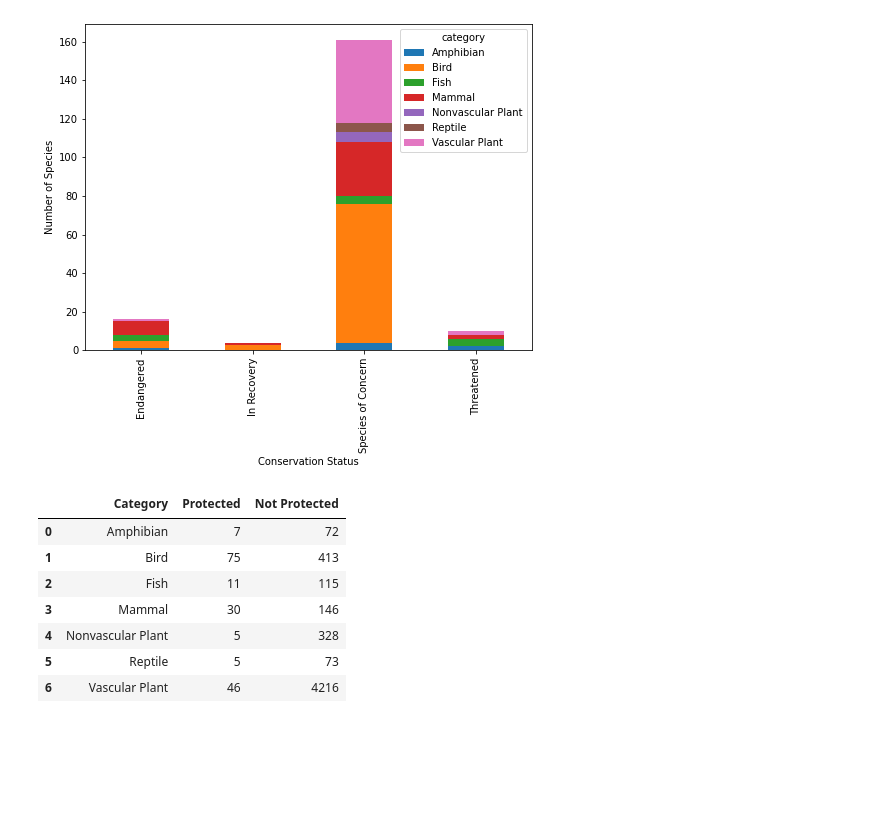
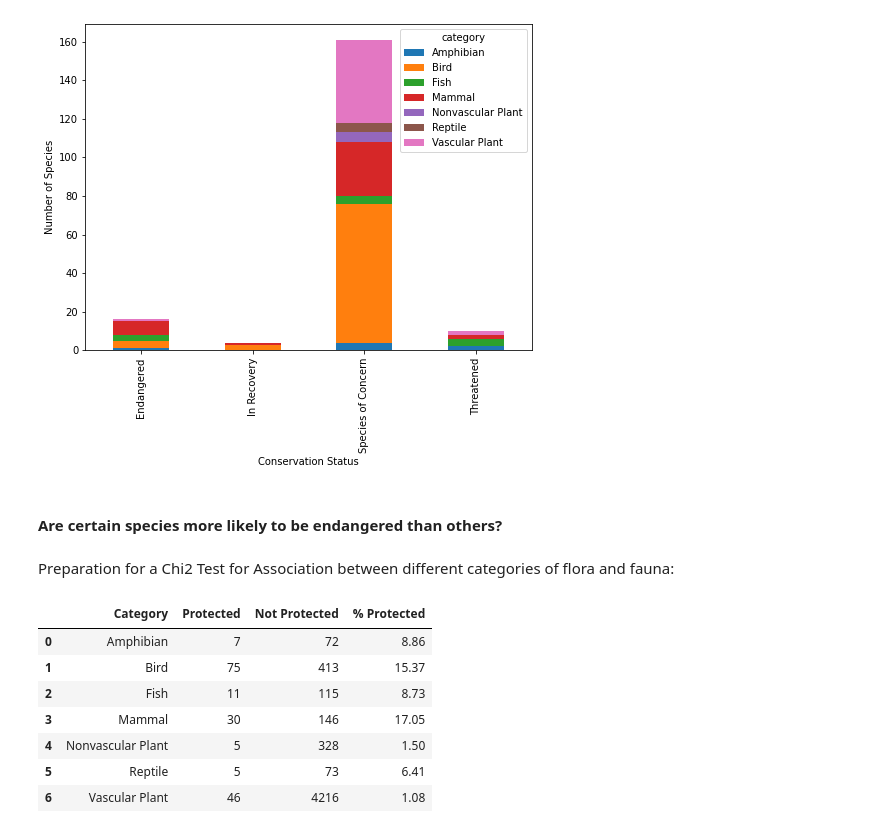
Before and after one commit to roberthallds/national-park-biodiversity, a Jupyter notebook: project.ipynb, the cells around one changed output. Cells and saved outputs as stored; diff of their text form; code cells hidden in the pictures; blank space fills up the shorter version.

```diff
--- a/project.ipynb
+++ b/project.ipynb
@@ -100,25 +100,32 @@ ax.set_ylabel('Number of Species')
 # %% [output]
 Text(0, 0.5, 'Number of Species')
 [figure]
+# %% [markdown]
+#### Are certain species more likely to be endangered than others?
+# %% [markdown]
+Preparation for a Chi2 Test for Association between different categories of flora and fauna:
 # %%
 species['is_protected'] = species['conservation_status'].isnull()
 # %%
 conservation_categories = species.groupby(['category', 'is_protected'])\
     .scientific_name.nunique()\
     .reset_index()\
     .pivot(columns='is_protected',
            index='category',
            values='scientific_name')\
     .reset_index()
 
 conservation_categories.columns = ['Category', 'Protected', 'Not Protected']
+
+conservation_categories['% Protected'] = round((conservation_categories['Protected'] / (conservation_categories['Protected'] + conservation_categories['Not Protected'])) * 100, 2)
+
 conservation_categories
 # %% [output]
-|  | Category | Protected | Not Protected |
-| 0 | Amphibian | 7 | 72 |
-| 1 | Bird | 75 | 413 |
-| 2 | Fish | 11 | 115 |
-| 3 | Mammal | 30 | 146 |
-| 4 | Nonvascular Plant | 5 | 328 |
-| 5 | Reptile | 5 | 73 |
-| 6 | Vascular Plant | 46 | 4216 |
+|  | Category | Protected | Not Protected | % Protected |
+| 0 | Amphibian | 7 | 72 | 8.86 |
+| 1 | Bird | 75 | 413 | 15.37 |
+| 2 | Fish | 11 | 115 | 8.73 |
+| 3 | Mammal | 30 | 146 | 17.05 |
+| 4 | Nonvascular Plant | 5 | 328 | 1.50 |
+| 5 | Reptile | 5 | 73 | 6.41 |
+| 6 | Vascular Plant | 46 | 4216 | 1.08 |
```
Also changed, not shown: parts of 4 cells of this notebook.
